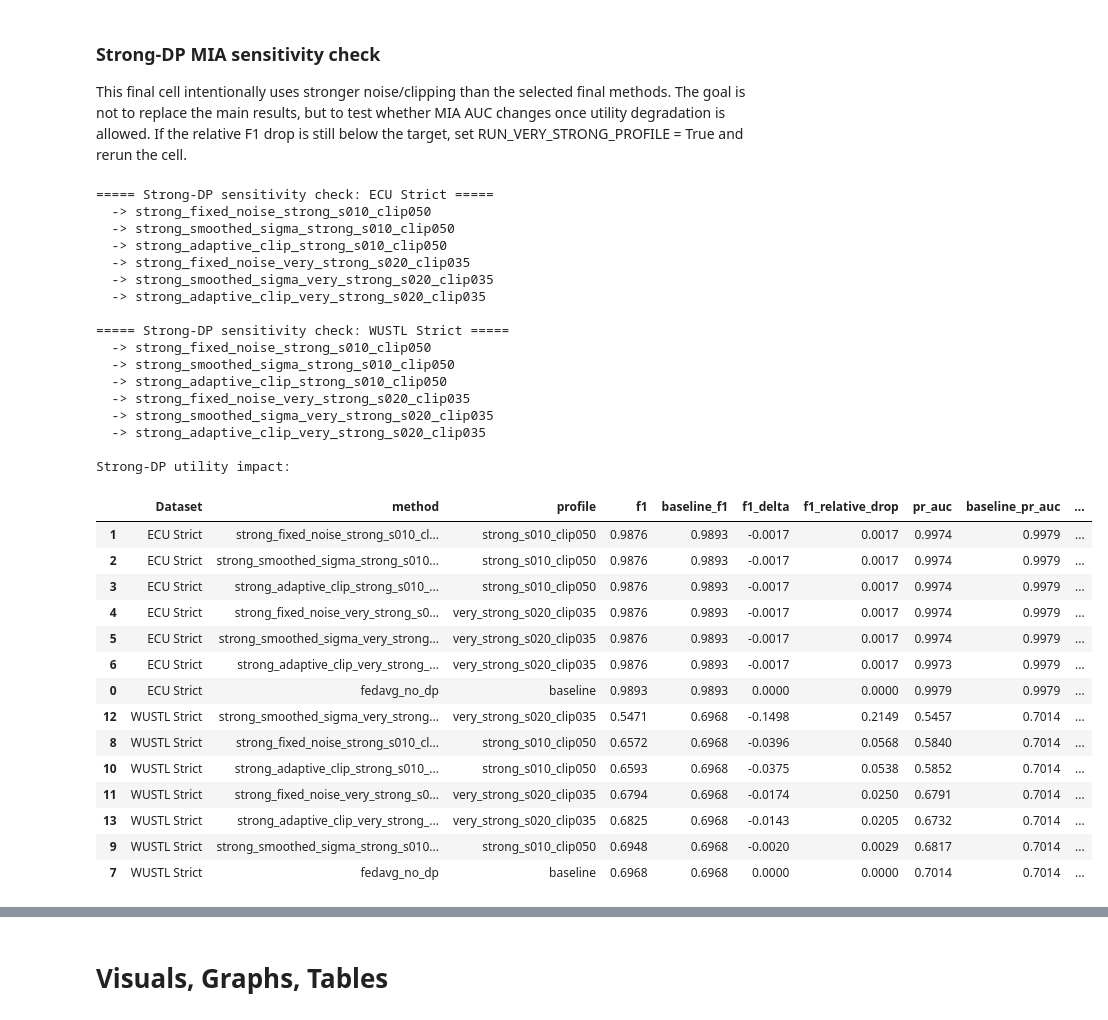
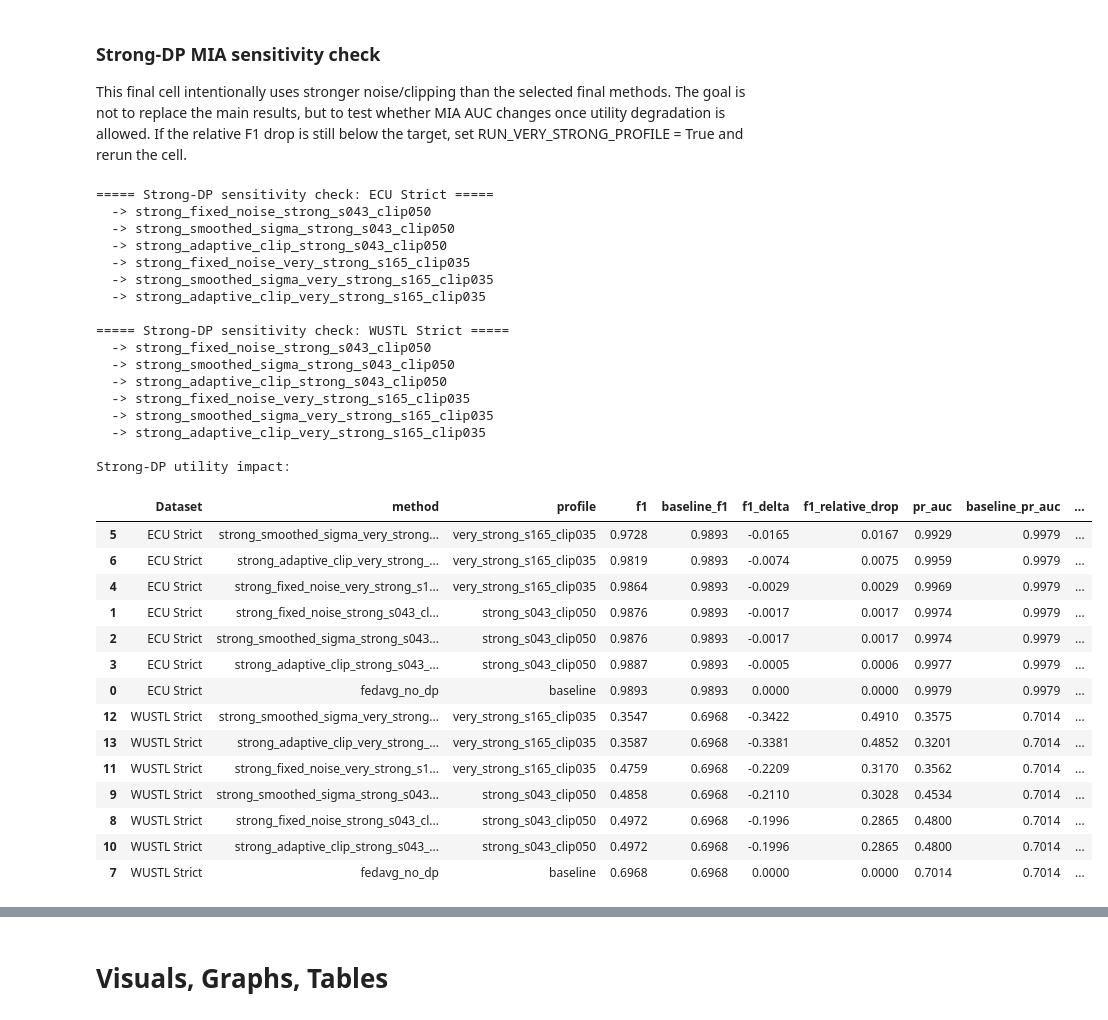
Before and after one commit to Mcray3000/CSC429, a Jupyter notebook: project/Project.ipynb, the cells around one changed output, grey strips where cells are left out. Saved outputs shown, nothing was run; the diff lists cells and outputs as text; code cells hidden in the pictures.

```diff
--- a/project/Project.ipynb
+++ b/project/Project.ipynb
@@ -4683,16 +4736,16 @@ import matplotlib.pyplot as plt
 STRONG_DP_SEED = multi_seeds[0] if "multi_seeds" in globals() else base_cfg.seed
 STRONG_MIA_SEED = base_cfg.seed
 STRONG_MIA_NUM_PER_TARGET_CLASS = 500
-TARGET_RELATIVE_F1_DROP = 0.10
+TARGET_RELATIVE_F1_DROP = 0.80
 
 # This is intentionally stronger than the final methods.
 # Start here for a quick sensitivity check.
 STRONG_PROFILE = {
-    "profile": "strong_s010_clip050",
-    "base_sigma": 0.10,
+    "profile": "strong_s043_clip050",
+    "base_sigma": 0.43,
     "clip_norm": 0.50,
-    "sigma_min_smoothed": 0.02,
-    "sigma_max_smoothed": 0.50,
+    "sigma_min_smoothed": 0.43,
+    "sigma_max_smoothed": 1.65,
     "adaptive_clip_quantile": 0.70,
     "adaptive_clip_lr": 0.10,
     "adaptive_clip_min": 0.35,
@@ -4703,11 +4756,11 @@ STRONG_PROFILE = {
 # flip this to True and rerun this cell.
 RUN_VERY_STRONG_PROFILE = True
 VERY_STRONG_PROFILE = {
-    "profile": "very_strong_s020_clip035",
-    "base_sigma": 0.20,
+    "profile": "very_strong_s165_clip035",
+    "base_sigma": 1.65,
     "clip_norm": 0.35,
-    "sigma_min_smoothed": 0.05,
-    "sigma_max_smoothed": 1.00,
+    "sigma_min_smoothed": 0.43,
+    "sigma_max_smoothed": 2.00,
     "adaptive_clip_quantile": 0.60,
     "adaptive_clip_lr": 0.15,
     "adaptive_clip_min": 0.20,
@@ -4745,7 +4798,7 @@ def make_strong_dp_cfgs(profile, seed):
             seed=seed,
             base_sigma=profile["base_sigma"],
             sigma_min=0.0,
-            sigma_max=max(1.0, profile["base_sigma"] * 10.0),
+            sigma_max=max(1.65, profile["base_sigma"] * 10.0),
             clip_norm=profile["clip_norm"],
             verbose=False,
         ),
@@ -4767,7 +4820,7 @@ def make_strong_dp_cfgs(profile, seed):
             seed=seed,
             base_sigma=profile["base_sigma"],
             sigma_min=0.0,
-            sigma_max=max(1.0, profile["base_sigma"] * 10.0),
+            sigma_max=max(1.65, profile["base_sigma"] * 10.0),
             clip_norm=profile["clip_norm"],
             adaptive_clip_quantile=profile["adaptive_clip_quantile"],
             adaptive_clip_lr=profile["adaptive_clip_lr"],
@@ -4941,56 +4994,56 @@ strong_dp_sensitivity_summary = mia_results_strong_dp.merge(
     on=["Dataset", "method"],
     how="left",
 )
 
 print("\nStrong-DP MIA sensitivity summary:")
 display(
     strong_dp_sensitivity_summary[
         [
             "Dataset",
             "method",
             "Strategy",
             "profile",
             "f1",
             "baseline_f1",
             "f1_relative_drop",
             "mia_auc",
             "no_dp_mia_auc",
             "mia_auc_delta",
             "mia_advantage",
             "loss_only_auc",
         ]
     ].round(4)
 )
 # %% [output]
 ===== Strong-DP sensitivity check: ECU Strict =====
-  -> strong_fixed_noise_strong_s010_clip050
-  -> strong_smoothed_sigma_strong_s010_clip050
-  -> strong_adaptive_clip_strong_s010_clip050
-  -> strong_fixed_noise_very_strong_s020_clip035
-  -> strong_smoothed_sigma_very_strong_s020_clip035
-  -> strong_adaptive_clip_very_strong_s020_clip035
+  -> strong_fixed_noise_strong_s043_clip050
+  -> strong_smoothed_sigma_strong_s043_clip050
+  -> strong_adaptive_clip_strong_s043_clip050
+  -> strong_fixed_noise_very_strong_s165_clip035
+  -> strong_smoothed_sigma_very_strong_s165_clip035
+  -> strong_adaptive_clip_very_strong_s165_clip035
 
 ===== Strong-DP sensitivity check: WUSTL Strict =====
-  -> strong_fixed_noise_strong_s010_clip050
-  -> strong_smoothed_sigma_strong_s010_clip050
-  -> strong_adaptive_clip_strong_s010_clip050
-  -> strong_fixed_noise_very_strong_s020_clip035
-  -> strong_smoothed_sigma_very_strong_s020_clip035
-  -> strong_adaptive_clip_very_strong_s020_clip035
+  -> strong_fixed_noise_strong_s043_clip050
+  -> strong_smoothed_sigma_strong_s043_clip050
+  -> strong_adaptive_clip_strong_s043_clip050
+  -> strong_fixed_noise_very_strong_s165_clip035
+  -> strong_smoothed_sigma_very_strong_s165_clip035
+  -> strong_adaptive_clip_very_strong_s165_clip035
 
 Strong-DP utility impact:
 |  | Dataset | method | profile | f1 | baseline_f1 | f1_delta | f1_relative_drop | pr_auc | baseline_pr_auc | ... |
-| 1 | ECU Strict | strong_fixed_noise_strong_s010_cl... | strong_s010_clip050 | 0.9876 | 0.9893 | -0.0017 | 0.0017 | 0.9974 | 0.9979 | ... |
-| 2 | ECU Strict | strong_smoothed_sigma_strong_s010... | strong_s010_clip050 | 0.9876 | 0.9893 | -0.0017 | 0.0017 | 0.9974 | 0.9979 | ... |
-| 3 | ECU Strict | strong_adaptive_clip_strong_s010_... | strong_s010_clip050 | 0.9876 | 0.9893 | -0.0017 | 0.0017 | 0.9974 | 0.9979 | ... |
-| 4 | ECU Strict | strong_fixed_noise_very_strong_s0... | very_strong_s020_clip035 | 0.9876 | 0.9893 | -0.0017 | 0.0017 | 0.9974 | 0.9979 | ... |
-| 5 | ECU Strict | strong_smoothed_sigma_very_strong... | very_strong_s020_clip035 | 0.9876 | 0.9893 | -0.0017 | 0.0017 | 0.9974 | 0.9979 | ... |
-| 6 | ECU Strict | strong_adaptive_clip_very_strong_... | very_strong_s020_clip035 | 0.9876 | 0.9893 | -0.0017 | 0.0017 | 0.9973 | 0.9979 | ... |
+| 5 | ECU Strict | strong_smoothed_sigma_very_strong... | very_strong_s165_clip035 | 0.9728 | 0.9893 | -0.0165 | 0.0167 | 0.9929 | 0.9979 | ... |
+| 6 | ECU Strict | strong_adaptive_clip_very_strong_... | very_strong_s165_clip035 | 0.9819 | 0.9893 | -0.0074 | 0.0075 | 0.9959 | 0.9979 | ... |
+| 4 | ECU Strict | strong_fixed_noise_very_strong_s1... | very_strong_s165_clip035 | 0.9864 | 0.9893 | -0.0029 | 0.0029 | 0.9969 | 0.9979 | ... |
+| 1 | ECU Strict | strong_fixed_noise_strong_s043_cl... | strong_s043_clip050 | 0.9876 | 0.9893 | -0.0017 | 0.0017 | 0.9974 | 0.9979 | ... |
+| 2 | ECU Strict | strong_smoothed_sigma_strong_s043... | strong_s043_clip050 | 0.9876 | 0.9893 | -0.0017 | 0.0017 | 0.9974 | 0.9979 | ... |
+| 3 | ECU Strict | strong_adaptive_clip_strong_s043_... | strong_s043_clip050 | 0.9887 | 0.9893 | -0.0005 | 0.0006 | 0.9977 | 0.9979 | ... |
 | 0 | ECU Strict | fedavg_no_dp | baseline | 0.9893 | 0.9893 | 0.0000 | 0.0000 | 0.9979 | 0.9979 | ... |
-| 12 | WUSTL Strict | strong_smoothed_sigma_very_strong... | very_strong_s020_clip035 | 0.5471 | 0.6968 | -0.1498 | 0.2149 | 0.5457 | 0.7014 | ... |
-| 8 | WUSTL Strict | strong_fixed_noise_strong_s010_cl... | strong_s010_clip050 | 0.6572 | 0.6968 | -0.0396 | 0.0568 | 0.5840 | 0.7014 | ... |
-| 10 | WUSTL Strict | strong_adaptive_clip_strong_s010_... | strong_s010_clip050 | 0.6593 | 0.6968 | -0.0375 | 0.0538 | 0.5852 | 0.7014 | ... |
-| 11 | WUSTL Strict | strong_fixed_noise_very_strong_s0... | very_strong_s020_clip035 | 0.6794 | 0.6968 | -0.0174 | 0.0250 | 0.6791 | 0.7014 | ... |
-| 13 | WUSTL Strict | strong_adaptive_clip_very_strong_... | very_strong_s020_clip035 | 0.6825 | 0.6968 | -0.0143 | 0.0205 | 0.6732 | 0.7014 | ... |
-| 9 | WUSTL Strict | strong_smoothed_sigma_strong_s010... | strong_s010_clip050 | 0.6948 | 0.6968 | -0.0020 | 0.0029 | 0.6817 | 0.7014 | ... |
+| 12 | WUSTL Strict | strong_smoothed_sigma_very_strong... | very_strong_s165_clip035 | 0.3547 | 0.6968 | -0.3422 | 0.4910 | 0.3575 | 0.7014 | ... |
+| 13 | WUSTL Strict | strong_adaptive_clip_very_strong_... | very_strong_s165_clip035 | 0.3587 | 0.6968 | -0.3381 | 0.4852 | 0.3201 | 0.7014 | ... |
+| 11 | WUSTL Strict | strong_fixed_noise_very_strong_s1... | very_strong_s165_clip035 | 0.4759 | 0.6968 | -0.2209 | 0.3170 | 0.3562 | 0.7014 | ... |
+| 9 | WUSTL Strict | strong_smoothed_sigma_strong_s043... | strong_s043_clip050 | 0.4858 | 0.6968 | -0.2110 | 0.3028 | 0.4534 | 0.7014 | ... |
+| 8 | WUSTL Strict | strong_fixed_noise_strong_s043_cl... | strong_s043_clip050 | 0.4972 | 0.6968 | -0.1996 | 0.2865 | 0.4800 | 0.7014 | ... |
+| 10 | WUSTL Strict | strong_adaptive_clip_strong_s043_... | strong_s043_clip050 | 0.4972 | 0.6968 | -0.1996 | 0.2865 | 0.4800 | 0.7014 | ... |
 | 7 | WUSTL Strict | fedavg_no_dp | baseline | 0.6968 | 0.6968 | 0.0000 | 0.0000 | 0.7014 | 0.7014 | ... |
```
Also changed, not shown: parts of 13 cells of this notebook.
